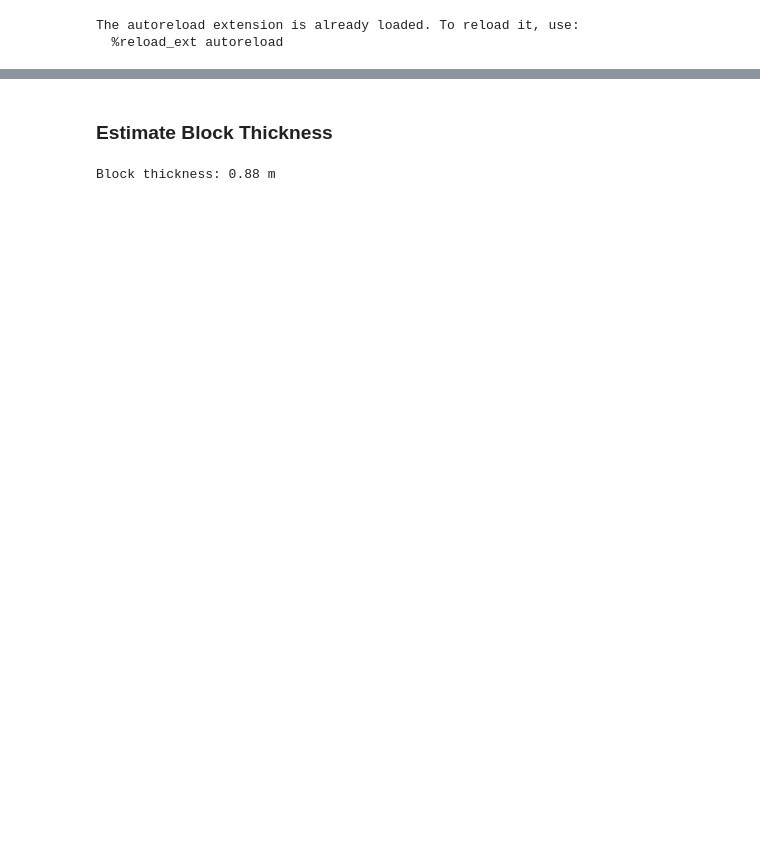
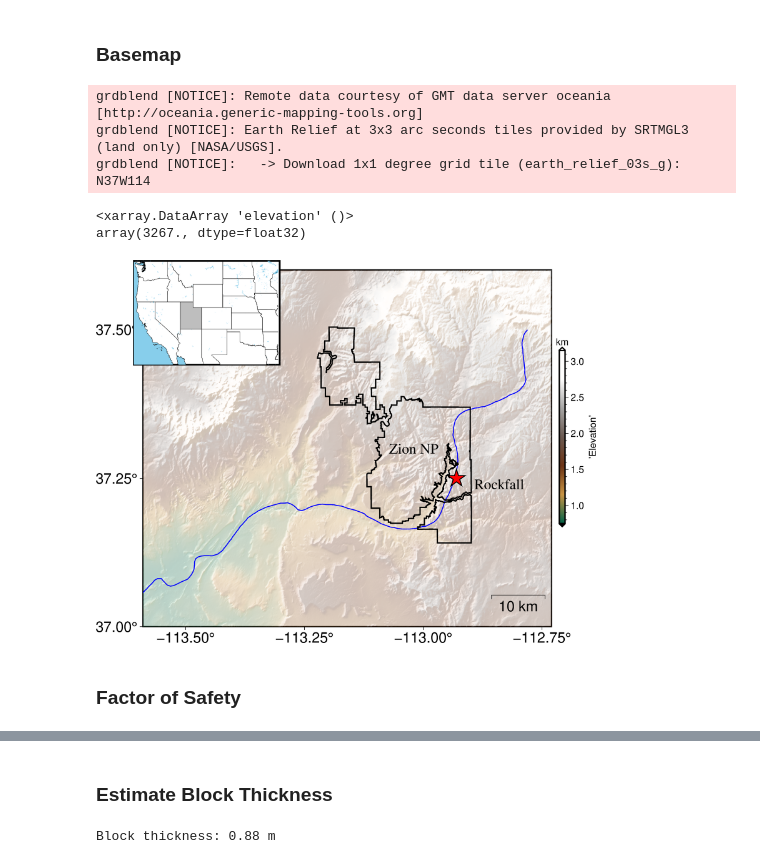
Before and after one commit to Josesx506/UA_PhD_Coursework_Assignments, a Jupyter notebook: 2024_Spring/GEN_580/Project/Final_Proj.ipynb, the cells around one changed output, grey strips where cells are left out. Drawn from its saved outputs; the diff is of its cells as text; code cells hidden in the pictures; blank space fills up the shorter version.

```diff
--- a/2024_Spring/GEN_580/Project/Final_Proj.ipynb
+++ b/2024_Spring/GEN_580/Project/Final_Proj.ipynb
@@ -2,6 +2,8 @@
 %load_ext autoreload
 %autoreload 2
 
+import fiona
+import geopandas as gpd
 from glob import glob
 import laspy
 import matplotlib.pyplot as plt
@@ -14,6 +16,54 @@ import pygmt
 from utils import distance_along_profile_proj_crs,dip_to_slope
 from scipy.interpolate import griddata,interp1d,interp2d,LinearNDInterpolator
 import xarray as xr
+
+fiona.drvsupport.supported_drivers['KML'] = 'rw'
-# %% [output]
-The autoreload extension is already loaded. To reload it, use:
-  %reload_ext autoreload
+# %% [markdown]
+### Basemap
+# %%
+region = [-113.59,-112.73,37.0,37.60]
+dem_grid = pygmt.datasets.load_earth_relief("03s", region=region, registration="gridline")
+
+znp_bound = gpd.read_file("Files/Cropped_Cable_Mtn_Profiles/Zion_Boundary/Zion.shp")
+znp_bound = znp_bound.to_crs("EPSG:4327")
+# %% [output]
+grdblend [NOTICE]: Remote data courtesy of GMT data server oceania [http://oceania.generic-mapping-tools.org]
+grdblend [NOTICE]: Earth Relief at 3x3 arc seconds tiles provided by SRTMGL3 (land only) [NASA/USGS].
+grdblend [NOTICE]:   -> Download 1x1 degree grid tile (earth_relief_03s_g): N37W114
+# %%
+dem_grid.max()
+# %% [output]
+<xarray.DataArray 'elevation' ()>
+array(3267., dtype=float32)
+# %%
+fig = pygmt.Figure()
+
+pygmt.config(MAP_FRAME_TYPE="plain",FONT_ANNOT_PRIMARY="18p",FONT_LABEL="16p",FONT_TAG="16p",FORMAT_GEO_MAP="ddd.xx")
+
+fig.basemap(region=region, projection="M18c",frame=["WSrt","a"])
+
+# ------------------------ Plot high res DEM, make a color limit, plot the basemap ------------------------
+pygmt.makecpt(cmap="geo",series="750/3300/400", continuous=True)
+fig.grdimage(grid=dem_grid, shading=True, transparency=70, frame=None)
+fig.coast(rivers="r/1p,blue",shorelines=True,map_scale="g-112.8/37.05+w10k+al+ukm",borders="2/0.5p,black")
+
+# ------------------------------------ Plot the shapefiles ------------------------------------
+fig.plot(region=region, data=znp_bound, pen="1.5p,black", label="Fault") # Zion National Park boundary
+fig.plot(x=-112.93, y=37.25, style="a0.8c", pen="1p,black", fill="red")
+fig.text(text=["Zion NP","Rockfall"],font="18p,Times-Roman,black",x=[-113.02, -112.84],y=[37.3, 37.24])
+
+# # ------------------------------------ Inset Map ------------------------------------
+with fig.inset(position="jTL+w2.53i/1.8i+o-0.4c", box="+gwhite+p2p"):
+    fig.coast(region=[-125,-91,30,55],projection="M2.5i",borders="2/0.2,black",shorelines="1/0.2p,black",
+              water="skyblue",dcw=["US.UT+ggrey+p0.2p","US.TX+gwhite+p0.2p","US.WY+gwhite+p0.2p"],resolution="h")
+
+# ------------------------------------ Color Bar------------------------------------
+pygmt.config(FONT_ANNOT_PRIMARY="12p",FONT_LABEL="12p")
+fig.colorbar(frame=["x+l'Elevation'","y+lkm"],scale=0.001, position="jMR+o-0.6/0.5c+w3i/0.1i+e+m+v",)
+
+fig.savefig("Figures/Zion_NP_Study_Area.png")
+fig.show()
+# %% [output]
+[figure, added]
+# %% [markdown]
+### Factor of Safety
```
Also changed, not shown: parts of 6 cells of this notebook, 1 other file.
